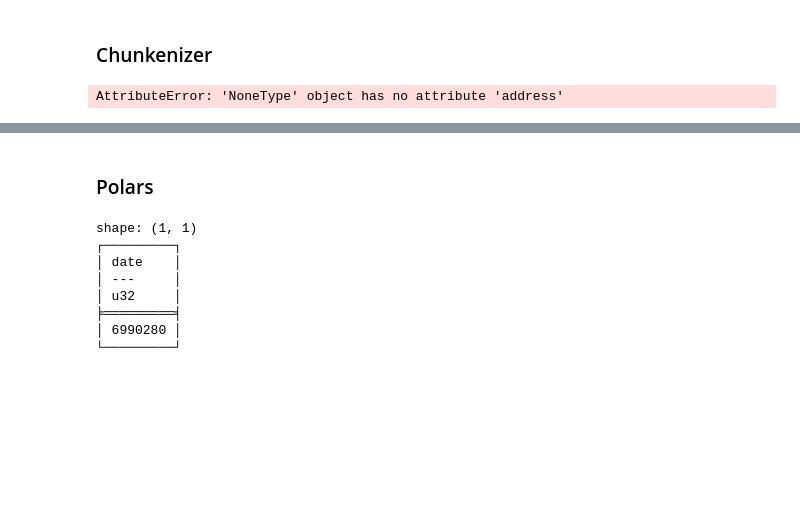
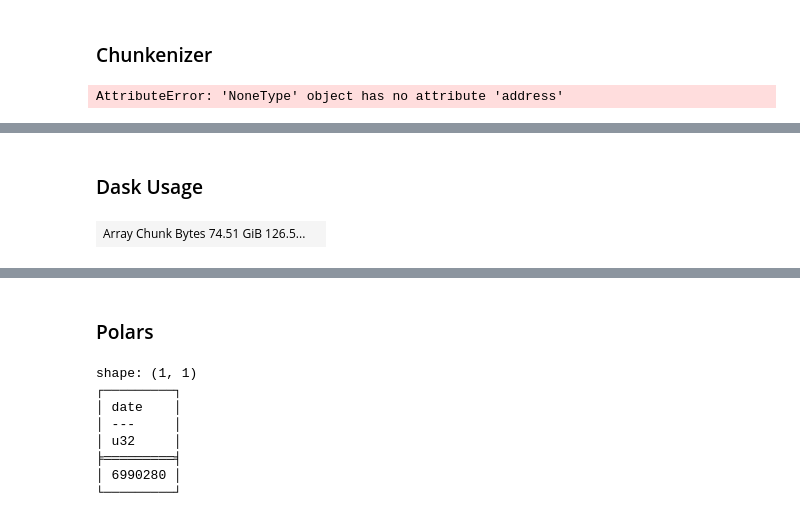
Before and after one commit to melodiromero/Google-Yelp, a Jupyter notebook: Sprint-1/Yelp/etl_eda.ipynb, the cells around one changed output, grey strips where cells are left out. Cells and saved outputs as stored; diff of their text form; code cells hidden in the pictures; blank space fills up the shorter version.

```diff
--- a/Sprint-1/Yelp/etl_eda.ipynb
+++ b/Sprint-1/Yelp/etl_eda.ipynb
@@ -310,0 +352,9 @@ AttributeError: 'NoneType' object has no attribute 'address'
+# %% [markdown]
+### Dask Usage
+# %%
+import dask.array as da
+
+images = da.ones((10000, 1000, 1000))
+images
+# %% [output]
+| Array Chunk Bytes 74.51 GiB 126.5... |  |
```
Also changed, not shown: parts of 42 cells of this notebook.
